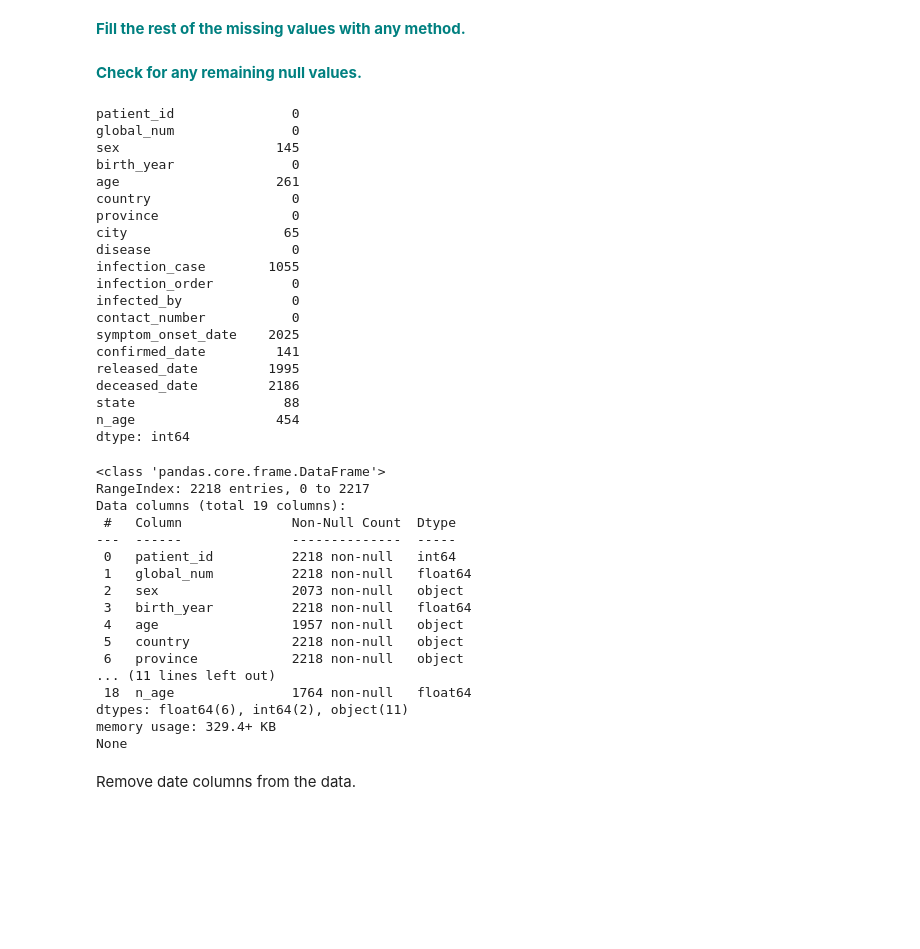
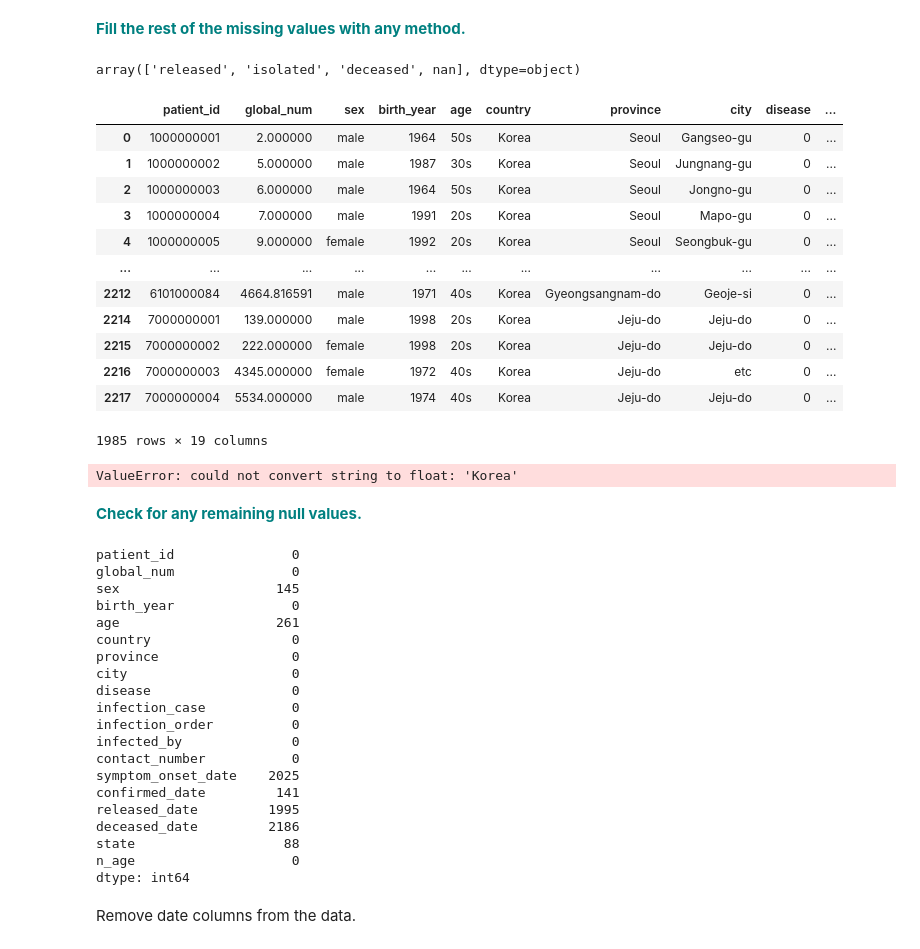
Before and after one commit to BinhKieu82/Springboard_NormProj, a Jupyter notebook: 14.4RandomForest Covid Case Study_06302020/RandomForest_casestudy_covid19.ipynb, the cells around one changed output. Saved outputs shown, nothing was run; the diff lists cells and outputs as text; code cells hidden in the pictures; blank space fills up the shorter version.

```diff
--- a/14.4RandomForest Covid Case Study_06302020/RandomForest_casestudy_covid19.ipynb
+++ b/14.4RandomForest Covid Case Study_06302020/RandomForest_casestudy_covid19.ipynb
@@ -123,6 +123,3 @@ deceased      32
 Name: state, dtype: int64
 # %% [markdown]
  **<font color='teal'> Create a new column named 'n_age' which is the calculated age based on the birth year column.</font>**
-# %%
-df['n_age'] = 2021 - df.birth_year
-df.head(1)
@@ -131,0 +126,7 @@ df.head(1)
+# %%
+import datetime
+
+now = datetime.datetime.now()
+df['birth_year'] = df.birth_year.astype(int)
+df['n_age'] = now.year - df.birth_year
+df.head(1)
@@ -201,2 +205,10 @@ df['contact_number'] = df['contact_number'].fillna(df['contact_number'].mean())
 # %% [markdown]
  **<font color='teal'> Fill the rest of the missing values with any method.</font>**
+# %%
+df.infection_case.fillna('etc',inplace=True)
+# %%
+df.city.fillna('etc',inplace=True)
+# %%
+df['state'].unique()
+# %% [output]
+array(['released', 'isolated', 'deceased', nan], dtype=object)
@@ -203,3 +218,35 @@ df['contact_number'] = df['contact_number'].fillna(df['contact_number'].mean())
+# %%
+#233 observations should be excluded from the data due to missing value of either 'age' or 'state' columns. Simple missing value imputation methods seem not really work here for those important columns. KNN model for imputation might be fit for purpose
+df[(df['state'].notnull() & df['sex'].notnull())]
+# %% [output]
+|  | patient_id | global_num | sex | birth_year | age | country | province | city | disease | ... |
+| 0 | 1000000001 | 2.000000 | male | 1964 | 50s | Korea | Seoul | Gangseo-gu | 0 | ... |
+| 1 | 1000000002 | 5.000000 | male | 1987 | 30s | Korea | Seoul | Jungnang-gu | 0 | ... |
+| 2 | 1000000003 | 6.000000 | male | 1964 | 50s | Korea | Seoul | Jongno-gu | 0 | ... |
+| 3 | 1000000004 | 7.000000 | male | 1991 | 20s | Korea | Seoul | Mapo-gu | 0 | ... |
+| 4 | 1000000005 | 9.000000 | female | 1992 | 20s | Korea | Seoul | Seongbuk-gu | 0 | ... |
+| ... | ... | ... | ... | ... | ... | ... | ... | ... | ... | ... |
+| 2212 | 6101000084 | 4664.816591 | male | 1971 | 40s | Korea | Gyeongsangnam-do | Geoje-si | 0 | ... |
+| 2214 | 7000000001 | 139.000000 | male | 1998 | 20s | Korea | Jeju-do | Jeju-do | 0 | ... |
+| 2215 | 7000000002 | 222.000000 | female | 1998 | 20s | Korea | Jeju-do | Jeju-do | 0 | ... |
+| 2216 | 7000000003 | 4345.000000 | female | 1972 | 40s | Korea | Jeju-do | etc | 0 | ... |
+| 2217 | 7000000004 | 5534.000000 | male | 1974 | 40s | Korea | Jeju-do | Jeju-do | 0 | ... |
+1985 rows × 19 columns
+# %%
+import sys
+# from impyute.imputation.cs import fast_knn
+from sklearn.impute import KNNImputer
+sys.setrecursionlimit(100000) #Increase the recursion limit of the OS
+
+train, target = df.loc[:,~df.columns.isin(['state','age','sex','released_date','deceased_date','confirmed_date','symptom_onset_date'])], df.state
+# start the KNN training
+# imputed_training=fast_knn(train.values, k=30)
+imputer = KNNImputer(n_neighbors=5, weights='uniform', metric='nan_euclidean')
+imputer.fit(train)
+Xtrans = imputer.transform(train)
+print('Missing: %d' % sum(isnan(Xtrans).flatten()))
+# %% [output]
+ValueError: could not convert string to float: 'Korea'
 # %% [markdown]
  **<font color='teal'> Check for any remaining null values.</font>**
 # %%
@@ -212,9 +259,9 @@ birth_year               0
 age                    261
 country                  0
 province                 0
-city                    65
+city                     0
 disease                  0
-infection_case        1055
+infection_case           0
 infection_order          0
 infected_by              0
 contact_number           0
@@ -223,28 +270,8 @@ confirmed_date         141
 released_date         1995
 deceased_date         2186
 state                   88
-n_age                  454
+n_age                    0
 dtype: int64
-# %%
-print(df.info())
-# %% [output]
-<class 'pandas.core.frame.DataFrame'>
-RangeIndex: 2218 entries, 0 to 2217
-Data columns (total 19 columns):
- #   Column              Non-Null Count  Dtype
----  ------              --------------  -----
- 0   patient_id          2218 non-null   int64
- 1   global_num          2218 non-null   float64
- 2   sex                 2073 non-null   object
- 3   birth_year          2218 non-null   float64
- 4   age                 1957 non-null   object
- 5   country             2218 non-null   object
- 6   province            2218 non-null   object
-... (11 lines left out)
- 18  n_age               1764 non-null   float64
-dtypes: float64(6), int64(2), object(11)
-memory usage: 329.4+ KB
-None
 # %%
 df.head()
 # %% [markdown]
```
Also changed, not shown: parts of 12 cells of this notebook, 2 other files.
